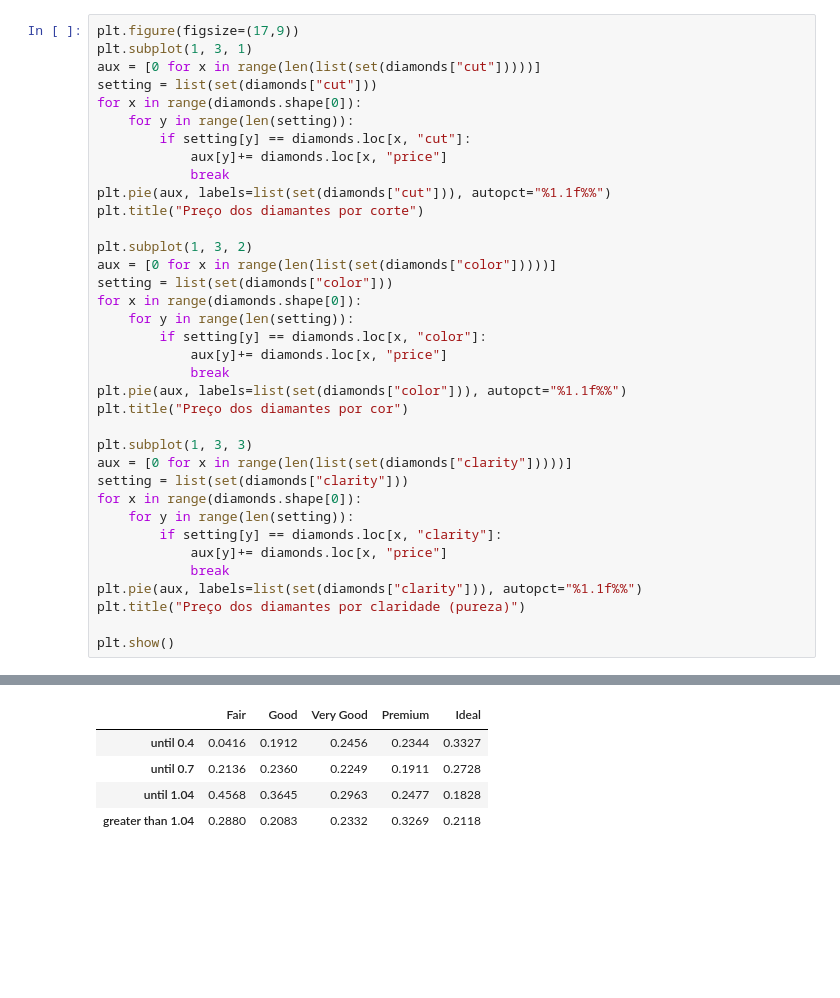
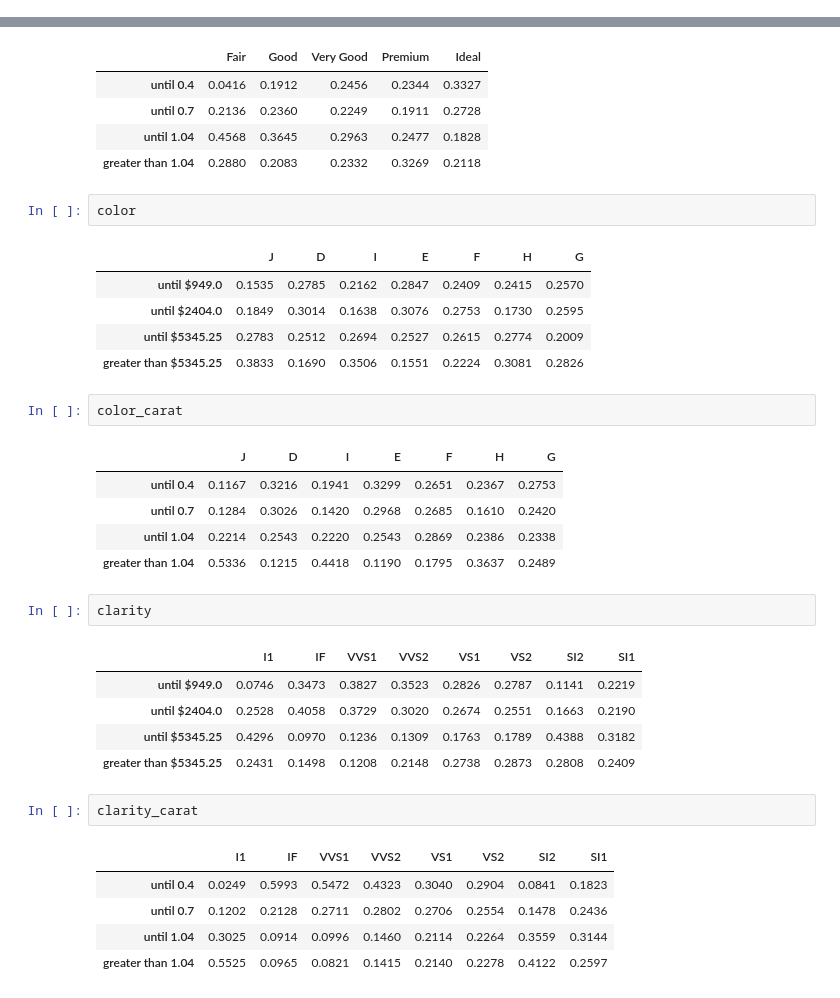
Before and after one commit to ppvyctor/Diamonds-Values, a Jupyter notebook: Trabalho ES.ipynb, the cells around one changed output, grey strips where cells are left out. Cells and saved outputs as stored; diff of their text form; blank space fills up the shorter version.

```diff
--- a/Trabalho ES.ipynb
+++ b/Trabalho ES.ipynb
@@ -304,36 +292,0 @@ def filtro(database, coluna, tipo: list):
-# %%
-plt.figure(figsize=(17,9))
-plt.subplot(1, 3, 1)
-aux = [0 for x in range(len(list(set(diamonds["cut"]))))]
-setting = list(set(diamonds["cut"]))
-for x in range(diamonds.shape[0]):
-    for y in range(len(setting)):
-        if setting[y] == diamonds.loc[x, "cut"]:
-            aux[y]+= diamonds.loc[x, "price"]
-            break
-plt.pie(aux, labels=list(set(diamonds["cut"])), autopct="%1.1f%%")
-plt.title("Preço dos diamantes por corte")
-
-plt.subplot(1, 3, 2)
-aux = [0 for x in range(len(list(set(diamonds["color"]))))]
-setting = list(set(diamonds["color"]))
-for x in range(diamonds.shape[0]):
-    for y in range(len(setting)):
-        if setting[y] == diamonds.loc[x, "color"]:
-            aux[y]+= diamonds.loc[x, "price"]
-            break
-plt.pie(aux, labels=list(set(diamonds["color"])), autopct="%1.1f%%")
-plt.title("Preço dos diamantes por cor")
-
-plt.subplot(1, 3, 3)
-aux = [0 for x in range(len(list(set(diamonds["clarity"]))))]
-setting = list(set(diamonds["clarity"]))
-for x in range(diamonds.shape[0]):
-    for y in range(len(setting)):
-        if setting[y] == diamonds.loc[x, "clarity"]:
-            aux[y]+= diamonds.loc[x, "price"]
-            break
-plt.pie(aux, labels=list(set(diamonds["clarity"])), autopct="%1.1f%%")
-plt.title("Preço dos diamantes por claridade (pureza)")
-
-plt.show()
@@ -482,3 +435,35 @@ cut_carat
 | until 0.7 | 0.2136 | 0.2360 | 0.2249 | 0.1911 | 0.2728 |
 | until 1.04 | 0.4568 | 0.3645 | 0.2963 | 0.2477 | 0.1828 |
 | greater than 1.04 | 0.2880 | 0.2083 | 0.2332 | 0.3269 | 0.2118 |
+# %%
+color
+# %% [output]
+|  | J | D | I | E | F | H | G |
+| until $949.0 | 0.1535 | 0.2785 | 0.2162 | 0.2847 | 0.2409 | 0.2415 | 0.2570 |
+| until $2404.0 | 0.1849 | 0.3014 | 0.1638 | 0.3076 | 0.2753 | 0.1730 | 0.2595 |
+| until $5345.25 | 0.2783 | 0.2512 | 0.2694 | 0.2527 | 0.2615 | 0.2774 | 0.2009 |
+| greater than $5345.25 | 0.3833 | 0.1690 | 0.3506 | 0.1551 | 0.2224 | 0.3081 | 0.2826 |
+# %%
+color_carat
+# %% [output]
+|  | J | D | I | E | F | H | G |
+| until 0.4 | 0.1167 | 0.3216 | 0.1941 | 0.3299 | 0.2651 | 0.2367 | 0.2753 |
+| until 0.7 | 0.1284 | 0.3026 | 0.1420 | 0.2968 | 0.2685 | 0.1610 | 0.2420 |
+| until 1.04 | 0.2214 | 0.2543 | 0.2220 | 0.2543 | 0.2869 | 0.2386 | 0.2338 |
+| greater than 1.04 | 0.5336 | 0.1215 | 0.4418 | 0.1190 | 0.1795 | 0.3637 | 0.2489 |
+# %%
+clarity
+# %% [output]
+|  | I1 | IF | VVS1 | VVS2 | VS1 | VS2 | SI2 | SI1 |
+| until $949.0 | 0.0746 | 0.3473 | 0.3827 | 0.3523 | 0.2826 | 0.2787 | 0.1141 | 0.2219 |
+| until $2404.0 | 0.2528 | 0.4058 | 0.3729 | 0.3020 | 0.2674 | 0.2551 | 0.1663 | 0.2190 |
+| until $5345.25 | 0.4296 | 0.0970 | 0.1236 | 0.1309 | 0.1763 | 0.1789 | 0.4388 | 0.3182 |
+| greater than $5345.25 | 0.2431 | 0.1498 | 0.1208 | 0.2148 | 0.2738 | 0.2873 | 0.2808 | 0.2409 |
+# %%
+clarity_carat
+# %% [output]
+|  | I1 | IF | VVS1 | VVS2 | VS1 | VS2 | SI2 | SI1 |
+| until 0.4 | 0.0249 | 0.5993 | 0.5472 | 0.4323 | 0.3040 | 0.2904 | 0.0841 | 0.1823 |
+| until 0.7 | 0.1202 | 0.2128 | 0.2711 | 0.2802 | 0.2706 | 0.2554 | 0.1478 | 0.2436 |
+| until 1.04 | 0.3025 | 0.0914 | 0.0996 | 0.1460 | 0.2114 | 0.2264 | 0.3559 | 0.3144 |
+| greater than 1.04 | 0.5525 | 0.0965 | 0.0821 | 0.1415 | 0.2140 | 0.2278 | 0.4122 | 0.2597 |
```
Also changed, not shown: parts of 5 cells of this notebook, 2 other files.
